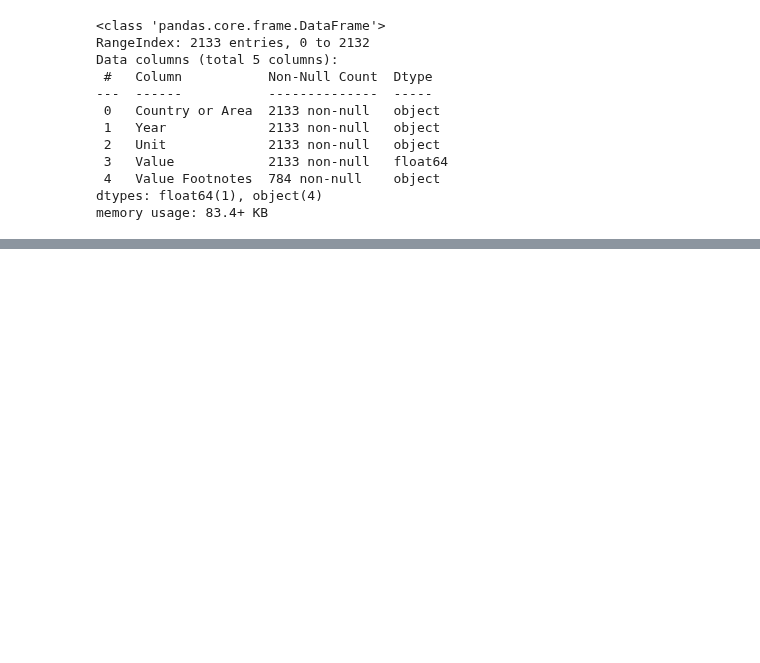
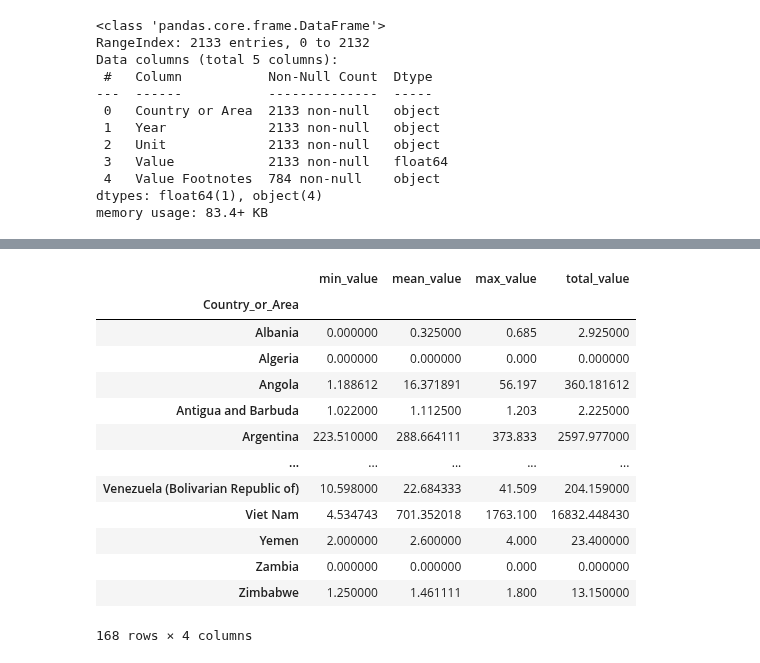
Before and after one commit to eldrigeampong/Data-Science, a Jupyter notebook: UN/Industrial Commodity Statistics Database/proj.ipynb, the cells around one changed output, grey strips where cells are left out. Saved outputs shown, nothing was run; the diff lists cells and outputs as text; code cells hidden in the pictures; blank space fills up the shorter version.

```diff
--- a/UN/Industrial Commodity Statistics Database/proj.ipynb
+++ b/UN/Industrial Commodity Statistics Database/proj.ipynb
@@ -78,8 +62,3 @@ Data columns (total 5 columns):
  4   Value Footnotes  784 non-null    object
 dtypes: float64(1), object(4)
 memory usage: 83.4+ KB
-# %%
-df.rename(columns={'Country or Area': 'country_or_area'}, inplace=True)
-
-df.columns = [col.lower() for col in df.columns]
-df.head()
@@ -284,0 +149,24 @@ cnt_area_grp.get_group('Canada').head()
+# %%
+agg_value_stats = country_area_grouped.agg(
+    min_value = pd.NamedAgg('Value', np.min),
+    mean_value = pd.NamedAgg('Value', np.mean),
+    max_value = pd.NamedAgg('Value', np.max),
+    total_value = pd.NamedAgg('Value', np.sum)
+)
+
+agg_value_stats
+# %% [output]
+|  | min_value | mean_value | max_value | total_value |
+| Country_or_Area |  |  |  |  |
+| Albania | 0.000000 | 0.325000 | 0.685 | 2.925000 |
+| Algeria | 0.000000 | 0.000000 | 0.000 | 0.000000 |
+| Angola | 1.188612 | 16.371891 | 56.197 | 360.181612 |
+| Antigua and Barbuda | 1.022000 | 1.112500 | 1.203 | 2.225000 |
+| Argentina | 223.510000 | 288.664111 | 373.833 | 2597.977000 |
+| ... | ... | ... | ... | ... |
+| Venezuela (Bolivarian Republic of) | 10.598000 | 22.684333 | 41.509 | 204.159000 |
+| Viet Nam | 4.534743 | 701.352018 | 1763.100 | 16832.448430 |
+| Yemen | 2.000000 | 2.600000 | 4.000 | 23.400000 |
+| Zambia | 0.000000 | 0.000000 | 0.000 | 0.000000 |
+| Zimbabwe | 1.250000 | 1.461111 | 1.800 | 13.150000 |
+168 rows × 4 columns
```
Also changed, not shown: parts of 43 cells of this notebook, 3 other files.
